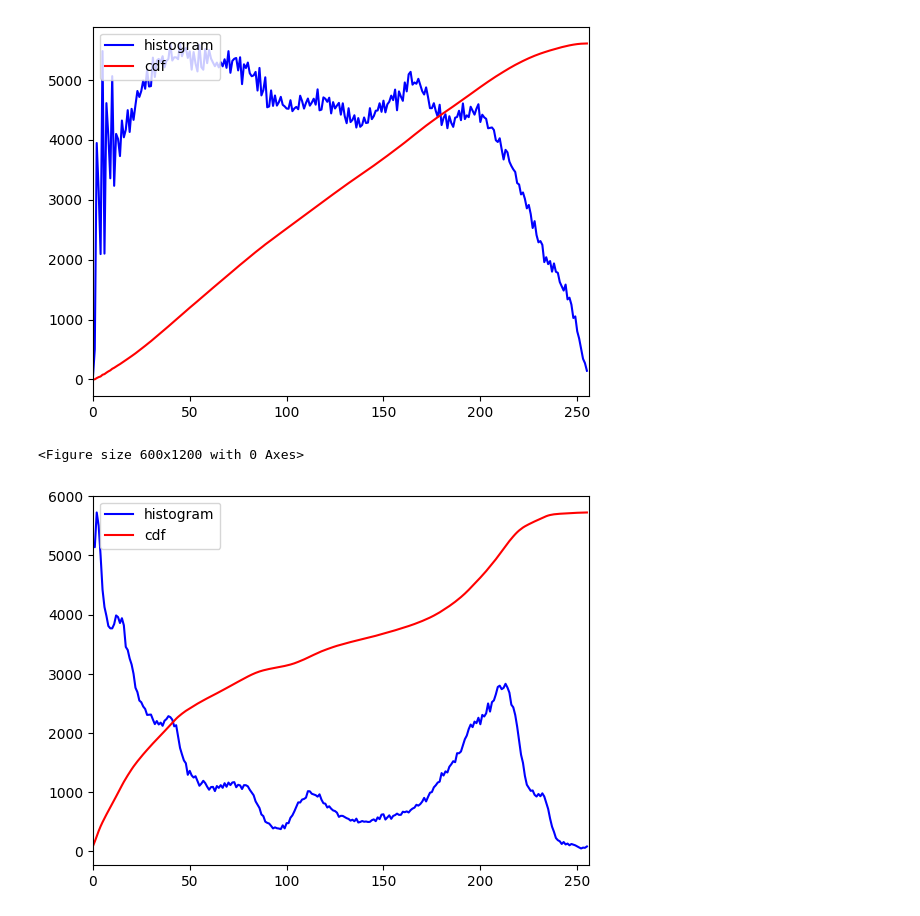
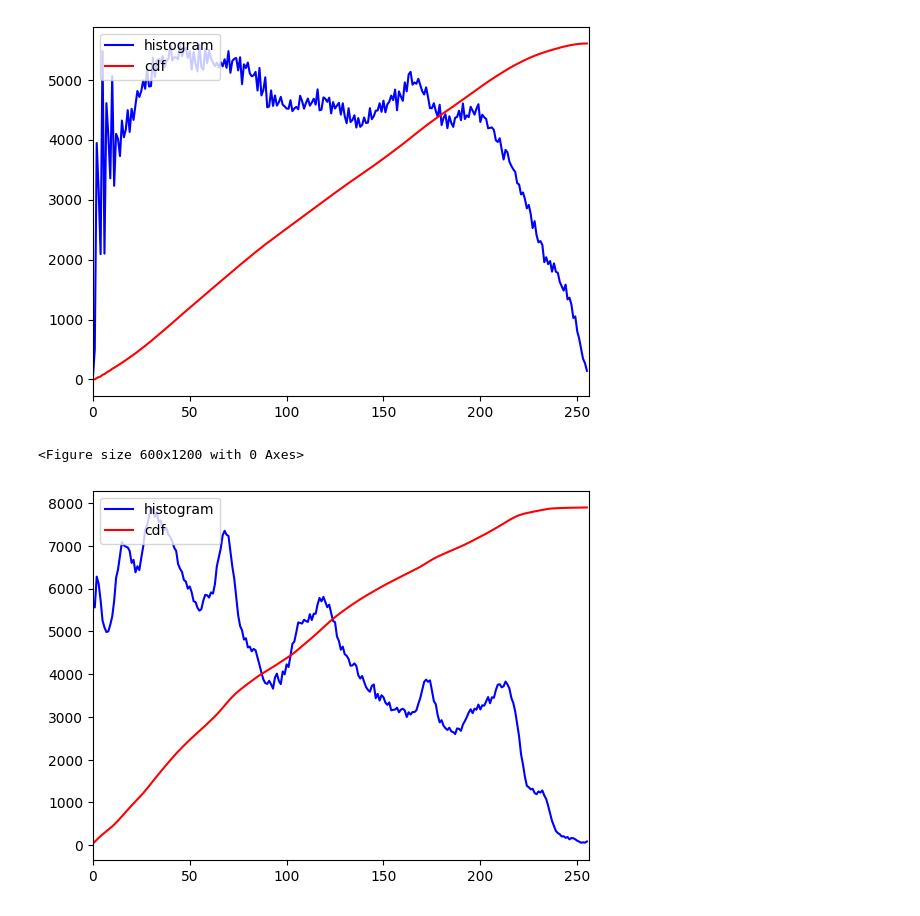
Before and after one commit to pyretttt/mosquitto, a Jupyter notebook: cv/histogram_equalization.ipynb, the cells around one changed output. Cells and saved outputs as stored; diff of their text form; code cells hidden in the pictures.

```diff
--- a/cv/histogram_equalization.ipynb
+++ b/cv/histogram_equalization.ipynb
@@ -21,7 +21,7 @@ def clip_histogram(histogram, clip_value):
     total_excess = excess.sum()
     hist_clipped = np.minimum(histogram, clip_value)
     redist = total_excess // 256
-    hist_clipped += redist
+    hist_clipped = hist_clipped + redist
     remainder = total_excess % 256
     for i in range(256):
         if remainder > 0:
@@ -230,7 +250,7 @@ plot_channel_histogram(lena_clahe_cv)
 <Figure size 600x1200 with 0 Axes>
 [figure]
 # %%
-plot_channel_histogram(lena[:,:, 2])
+plot_channel_histogram(lena)
 # %% [output]
 <Figure size 600x1200 with 0 Axes>
-[figure, old version]
+[figure, new version]
```
Also changed, not shown: parts of 5 cells of this notebook.
